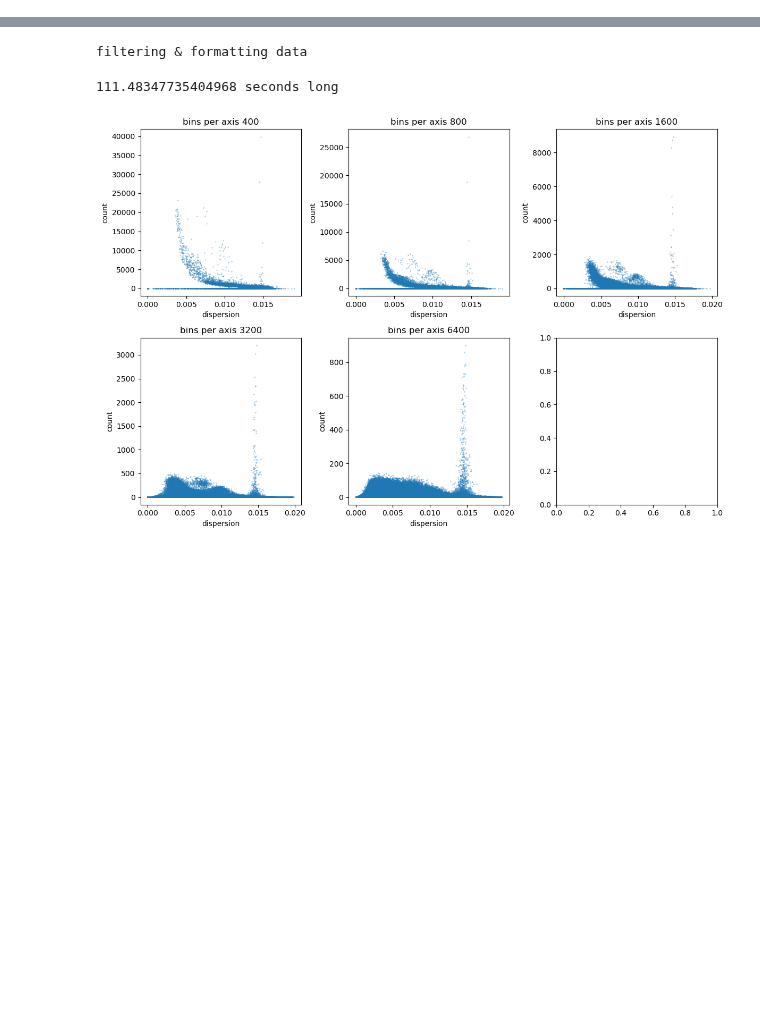
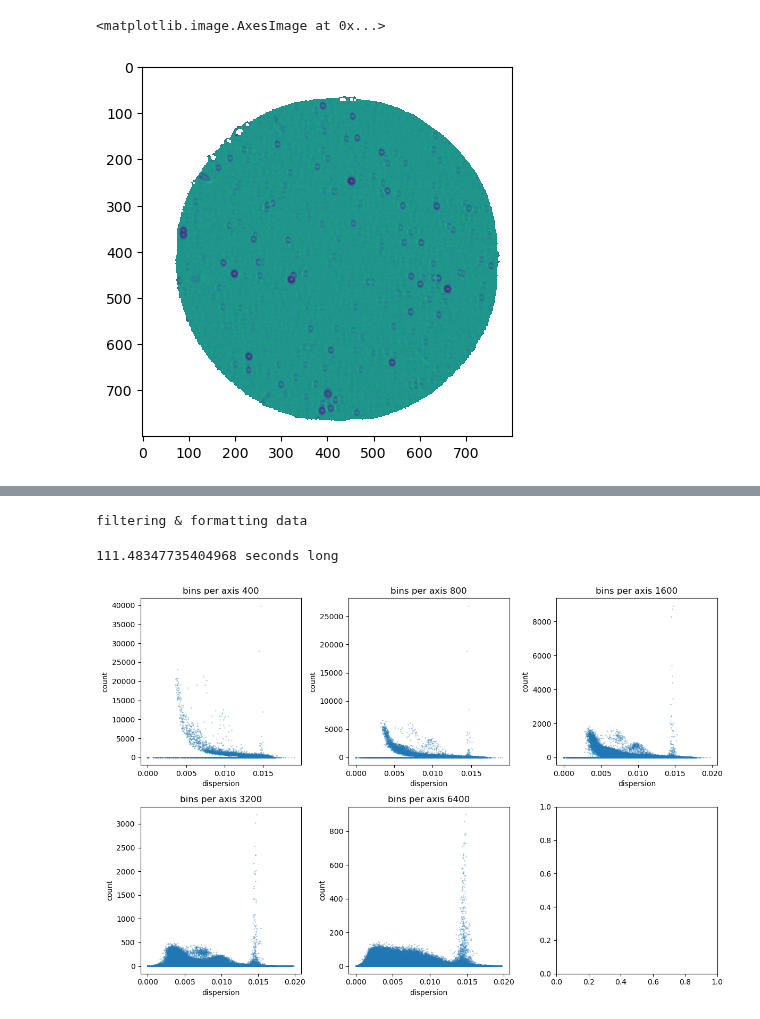
Before and after one commit to MillionConcepts/glcat, a Jupyter notebook: notebooks/masks_flats/testing_photonlist_lengths.ipynb, the cells around one changed output, grey strips where cells are left out. Drawn from its saved outputs; the diff is of its cells as text; code cells hidden in the pictures; blank space fills up the shorter version.

```diff
--- a/notebooks/masks_flats/testing_photonlist_lengths.ipynb
+++ b/notebooks/masks_flats/testing_photonlist_lengths.ipynb
@@ -3,0 +20,9 @@
+# %%
+start_time = time.time()
+
+image = bin2d(nf['col'], nf['row'],  nf['ra'], 'std', 800)
+
+end_time = time.time()
+
+duration = end_time - start_time
+print(f"it took {duration:.4f} seconds")
@@ -3,0 +31,5 @@
+# %%
+plt.imshow(image)
+# %% [output]
+<matplotlib.image.AxesImage at 0x...>
+[figure, added]
```
Also changed, not shown: parts of 5 cells of this notebook, 5 other files.
